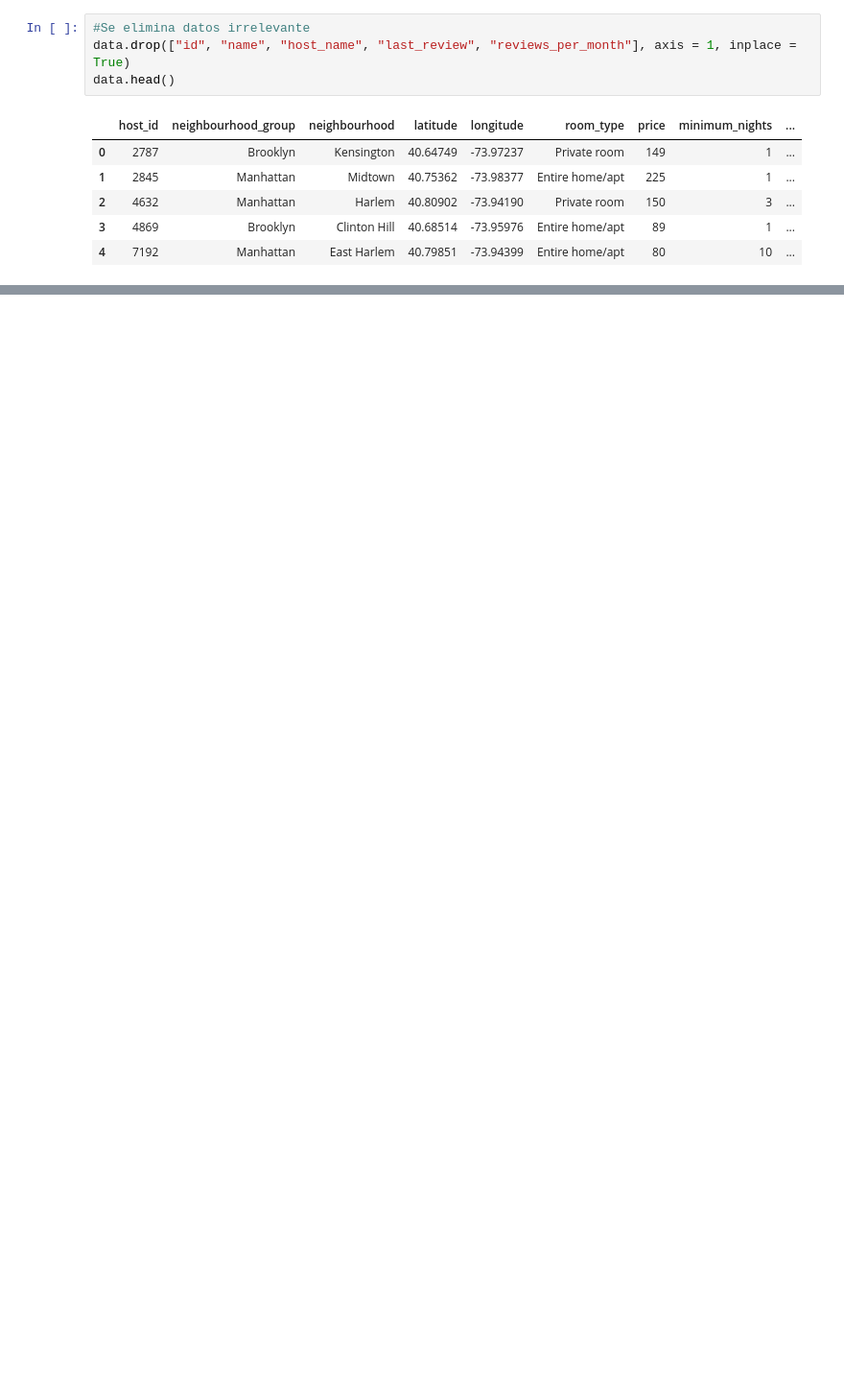
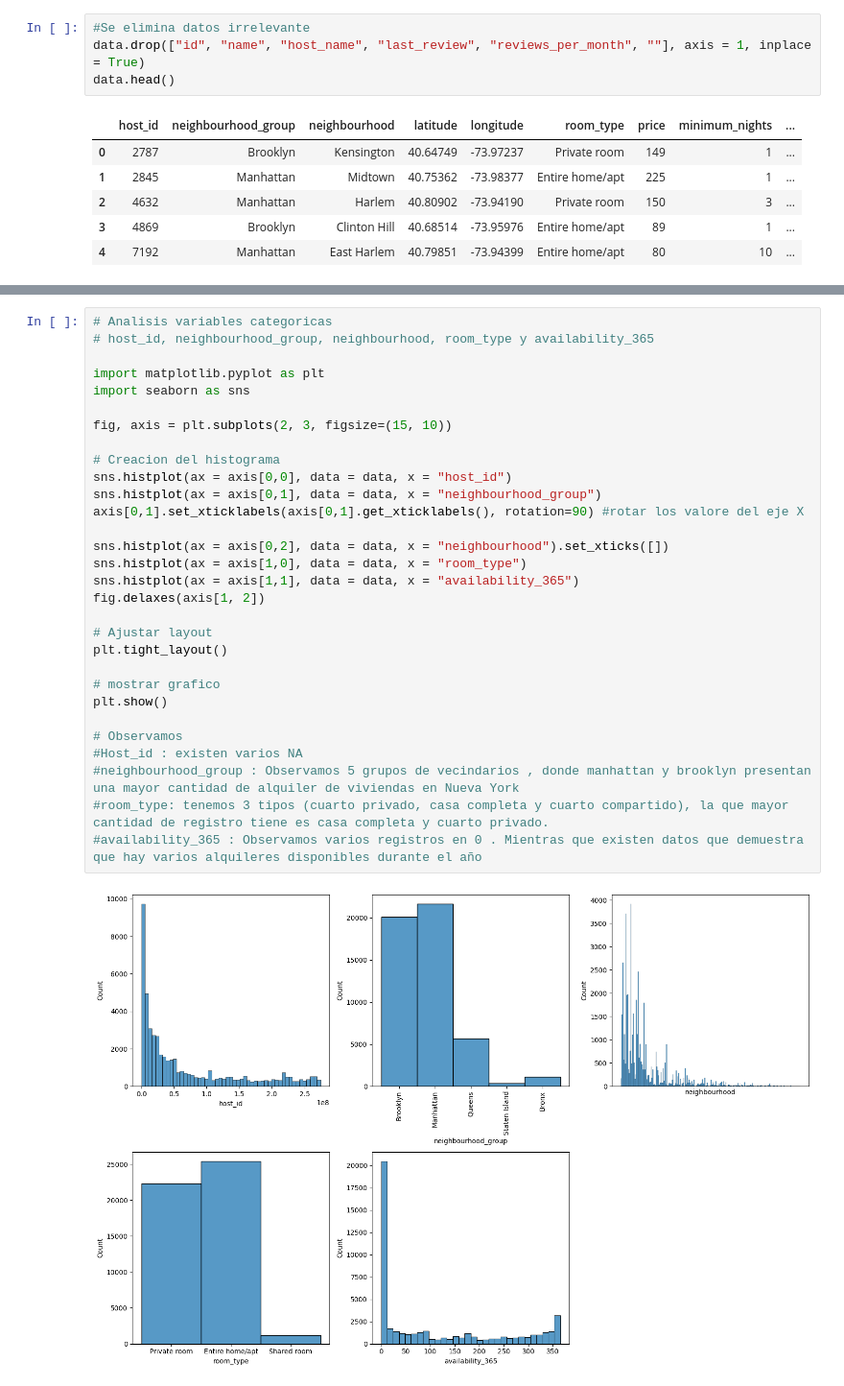
Before and after one commit to Eleiny9/eda, a Jupyter notebook: src/explore.ipynb, the cells around one changed output, grey strips where cells are left out. Shown at 96% size. Drawn from its saved outputs; the diff is of its cells as text; blank space fills up the shorter version.

Commit message:
Análisis de variables univariadas

```diff
--- a/src/explore.ipynb
+++ b/src/explore.ipynb
@@ -71,7 +71,7 @@ Name 989
 Host ID 11438
 # %%
 #Se elimina datos irrelevante
-data.drop(["id", "name", "host_name", "last_review", "reviews_per_month"], axis = 1, inplace = True)
+data.drop(["id", "name", "host_name", "last_review", "reviews_per_month", ""], axis = 1, inplace = True)
 data.head()
 # %% [output]
 |  | host_id | neighbourhood_group | neighbourhood | latitude | longitude | room_type | price | minimum_nights | ... |
@@ -82,0 +85,32 @@ data.head()
+# %%
+# Analisis variables categoricas
+# host_id, neighbourhood_group, neighbourhood, room_type y availability_365
+
+import matplotlib.pyplot as plt
+import seaborn as sns
+
+fig, axis = plt.subplots(2, 3, figsize=(15, 10))
+
+# Creacion del histograma
+sns.histplot(ax = axis[0,0], data = data, x = "host_id")
+sns.histplot(ax = axis[0,1], data = data, x = "neighbourhood_group")
+axis[0,1].set_xticklabels(axis[0,1].get_xticklabels(), rotation=90) #rotar los valore del eje X
+
+sns.histplot(ax = axis[0,2], data = data, x = "neighbourhood").set_xticks([])
+sns.histplot(ax = axis[1,0], data = data, x = "room_type")
+sns.histplot(ax = axis[1,1], data = data, x = "availability_365")
+fig.delaxes(axis[1, 2])
+
+# Ajustar layout
+plt.tight_layout()
+
+# mostrar grafico
+plt.show()
+
+# Observamos
+#Host_id : existen varios NA
+#neighbourhood_group : Observamos 5 grupos de vecindarios , donde manhattan y brooklyn presentan una mayor cantidad de alquiler de viviendas en Nueva York
+#room_type: tenemos 3 tipos (cuarto privado, casa completa y cuarto compartido), la que mayor cantidad de registro tiene es casa completa y cuarto privado.
+#availability_365 : Observamos varios registros en 0 . Mientras que existen datos que demuestra que hay varios alquileres disponibles durante el año
+# %% [output]
+[figure, added]
```
Also changed, not shown: parts of 1 cell of this notebook.
